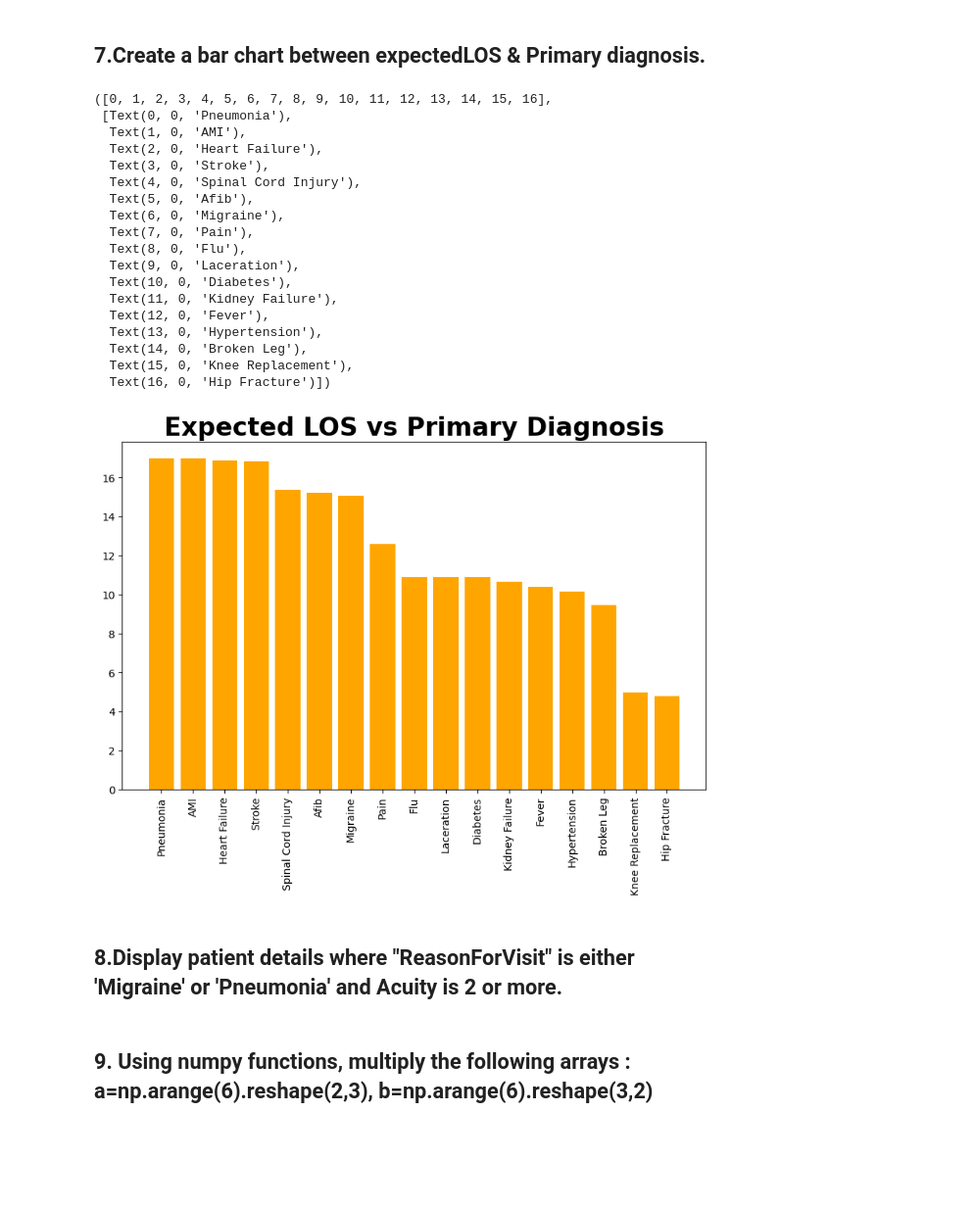
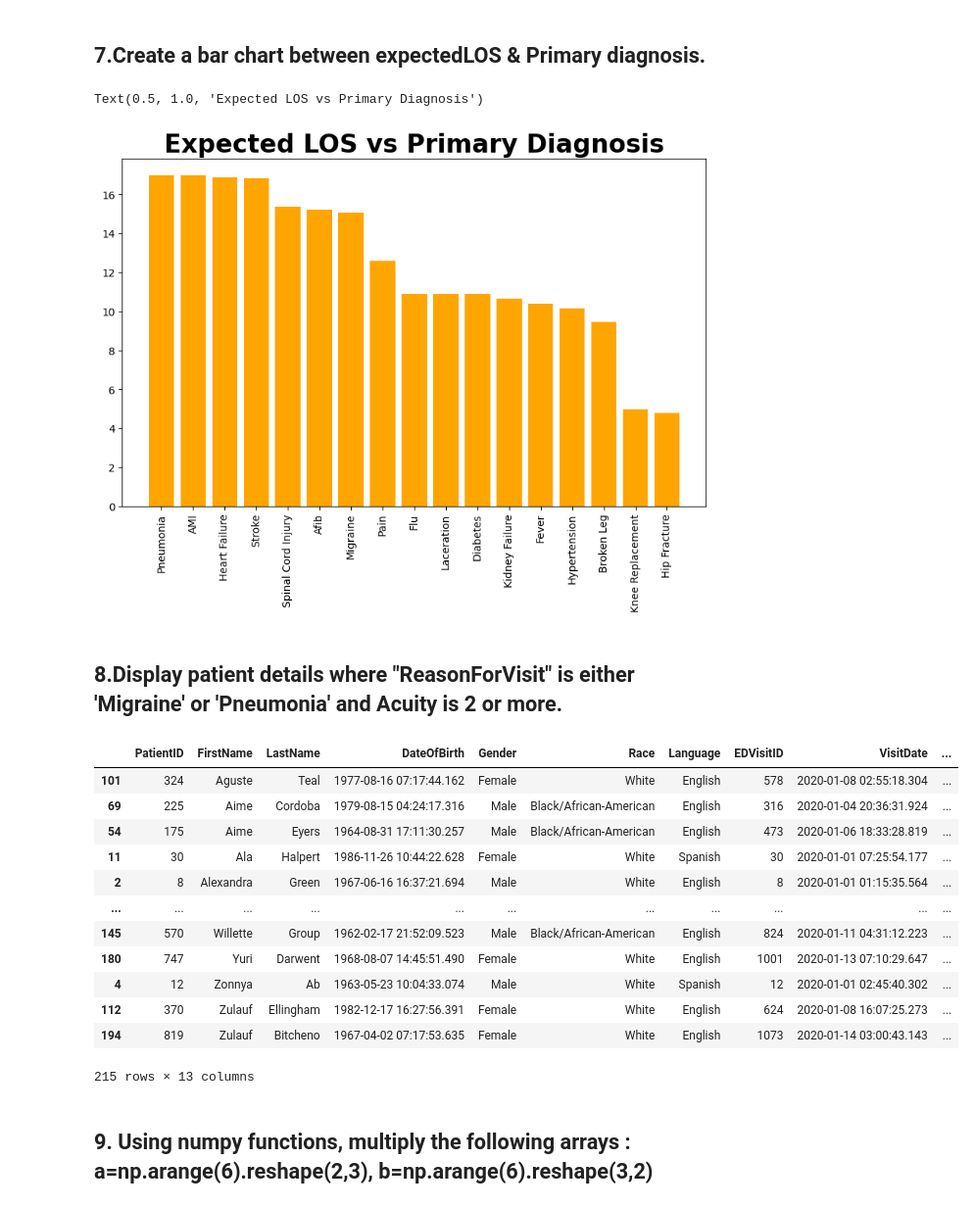
Before and after one commit to JyotsnaSusan/5Py, a Jupyter notebook: Hema1_20.ipynb, the cells around one changed output. Shown at 98% size. Cells and saved outputs as stored; diff of their text form; code cells hidden in the pictures; blank space fills up the shorter version.

```diff
--- a/Hema1_20.ipynb
+++ b/Hema1_20.ipynb
@@ -87,30 +87,53 @@ plt.bar(x=df_sorted["PrimaryDiagnosis"],
 
         height=df_sorted["ExpectedLOS"], color="orange")
 
+plt.xticks(rotation=90)
+
 plt.title("Expected LOS vs Primary Diagnosis", fontsize=24, fontweight="bold")
-
-plt.xticks(rotation=90)
 # %% [output]
-([0, 1, 2, 3, 4, 5, 6, 7, 8, 9, 10, 11, 12, 13, 14, 15, 16],
- [Text(0, 0, 'Pneumonia'),
-  Text(1, 0, 'AMI'),
-  Text(2, 0, 'Heart Failure'),
-  Text(3, 0, 'Stroke'),
-  Text(4, 0, 'Spinal Cord Injury'),
-  Text(5, 0, 'Afib'),
-  Text(6, 0, 'Migraine'),
-  Text(7, 0, 'Pain'),
-  Text(8, 0, 'Flu'),
-  Text(9, 0, 'Laceration'),
-  Text(10, 0, 'Diabetes'),
-  Text(11, 0, 'Kidney Failure'),
-  Text(12, 0, 'Fever'),
-  Text(13, 0, 'Hypertension'),
-  Text(14, 0, 'Broken Leg'),
-  Text(15, 0, 'Knee Replacement'),
-  Text(16, 0, 'Hip Fracture')])
+Text(0.5, 1.0, 'Expected LOS vs Primary Diagnosis')
 [figure]
 # %% [markdown]
 ## 8.Display patient details where "ReasonForVisit" is either 'Migraine' or 'Pneumonia' and Acuity is 2 or more.
+# %%
+# Get list of patient id's where reason for visit is Migraine or Pneumonia and Acuity is 2 or more
+RFV = ["Migraine","Pneumonia"]
+df_EDvisits_List = (df_EDvisits
+                    [
+                        #(df_EDvisits["ReasonForVisit"].isin(["Migraine","Pneumonia"]))
+                        (df_EDvisits["ReasonForVisit"].isin(RFV))
+                        & (df_EDvisits["Acuity"] >= 2)
+                    ]
+                   )
+#df_EDvisits_List["PatientID"]
+
+# Get Patient details from Patients worksheet which satisfies above condition
+df_Patients_List = df_Patients[df_Patients["PatientID"].isin(df_EDvisits_List["PatientID"])]
+
+
+
+#Patients data which satisfies above criteria
+#df_Patients_List
+
+#ED Visits data
+#df_EDvisits_List
+
+df_patients_edvisits = pd.merge(df_Patients_List, df_EDvisits_List, on = 'PatientID')
+
+df_patients_edvisits.sort_values(by=['FirstName','ReasonForVisit','VisitDate'])
+# %% [output]
+|  | PatientID | FirstName | LastName | DateOfBirth | Gender | Race | Language | EDVisitID | VisitDate | ... |
+| 101 | 324 | Aguste | Teal | 1977-08-16 07:17:44.162 | Female | White | English | 578 | 2020-01-08 02:55:18.304 | ... |
+| 69 | 225 | Aime | Cordoba | 1979-08-15 04:24:17.316 | Male | Black/African-American | English | 316 | 2020-01-04 20:36:31.924 | ... |
+| 54 | 175 | Aime | Eyers | 1964-08-31 17:11:30.257 | Male | Black/African-American | English | 473 | 2020-01-06 18:33:28.819 | ... |
+| 11 | 30 | Ala | Halpert | 1986-11-26 10:44:22.628 | Female | White | Spanish | 30 | 2020-01-01 07:25:54.177 | ... |
+| 2 | 8 | Alexandra | Green | 1967-06-16 16:37:21.694 | Male | White | English | 8 | 2020-01-01 01:15:35.564 | ... |
+| ... | ... | ... | ... | ... | ... | ... | ... | ... | ... | ... |
+| 145 | 570 | Willette | Group | 1962-02-17 21:52:09.523 | Male | Black/African-American | English | 824 | 2020-01-11 04:31:12.223 | ... |
+| 180 | 747 | Yuri | Darwent | 1968-08-07 14:45:51.490 | Female | White | English | 1001 | 2020-01-13 07:10:29.647 | ... |
+| 4 | 12 | Zonnya | Ab | 1963-05-23 10:04:33.074 | Male | White | Spanish | 12 | 2020-01-01 02:45:40.302 | ... |
+| 112 | 370 | Zulauf | Ellingham | 1982-12-17 16:27:56.391 | Female | White | English | 624 | 2020-01-08 16:07:25.273 | ... |
+| 194 | 819 | Zulauf | Bitcheno | 1967-04-02 07:17:53.635 | Female | White | English | 1073 | 2020-01-14 03:00:43.143 | ... |
+215 rows × 13 columns
 # %% [markdown]
 ## 9. Using numpy functions, multiply the following arrays : a=np.arange(6).reshape(2,3), b=np.arange(6).reshape(3,2)
```
Also changed, not shown: parts of 17 cells of this notebook.
